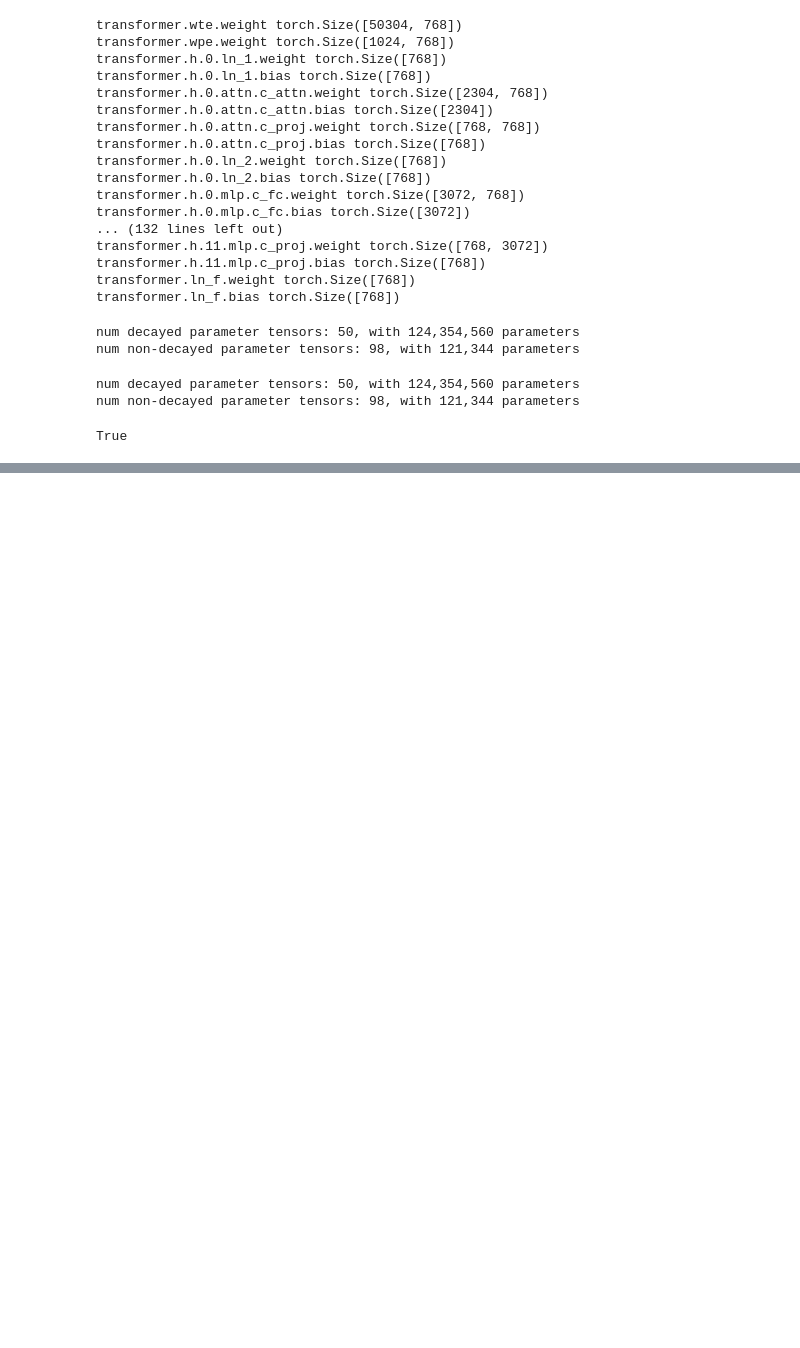
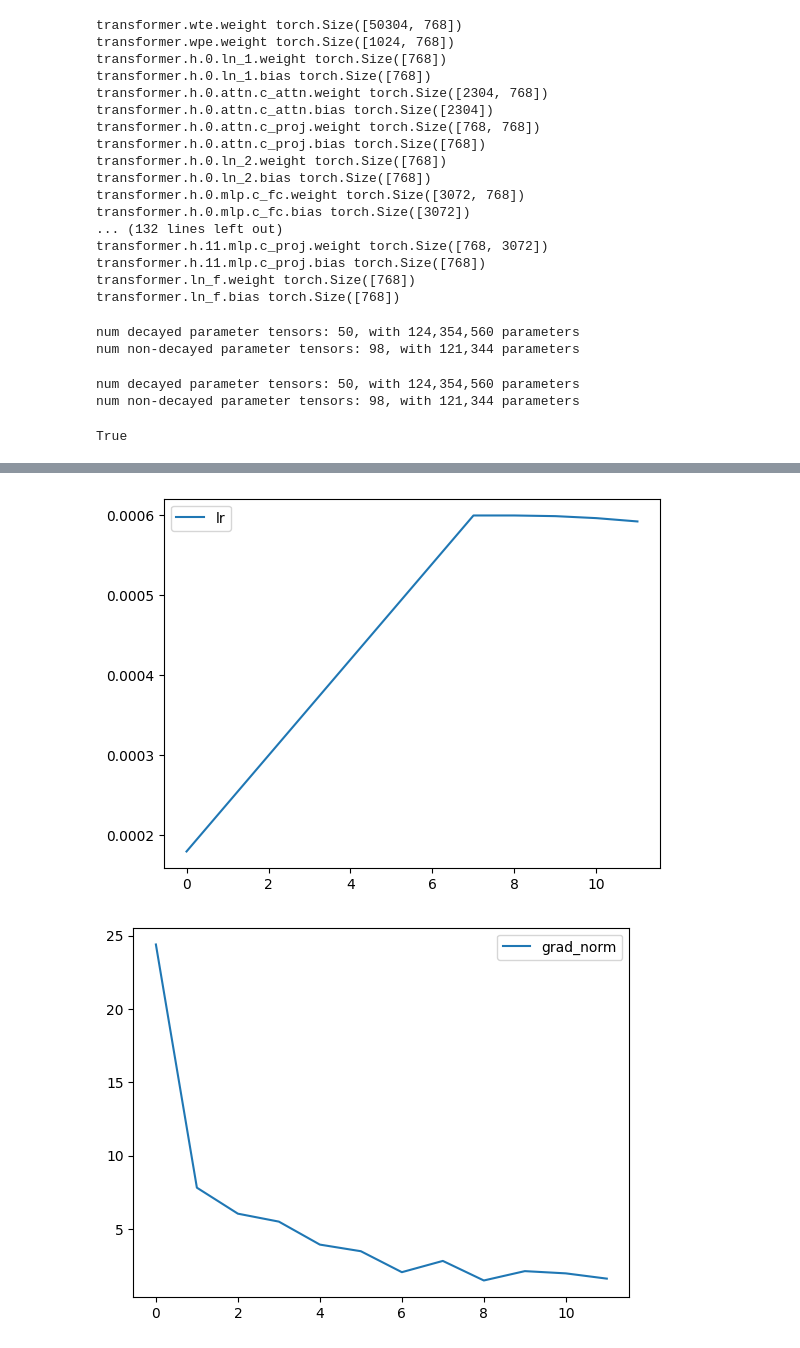
Before and after one commit to sanbaiw/fast-nanogpt, a Jupyter notebook: nbs/pt6-hyperparam.ipynb, the cells around one changed output, grey strips where cells are left out. Drawn from its saved outputs; the diff is of its cells as text; code cells hidden in the pictures; blank space fills up the shorter version.

```diff
--- a/nbs/pt6-hyperparam.ipynb
+++ b/nbs/pt6-hyperparam.ipynb
@@ -364,0 +470,25 @@ TODO: gradient accumulate
+# %%
+#| export
+class RecordCB(Callback):
+
+    def __init__(self, **d):
+        # d is a dictionary of items to record and functions to calculate them
+        self.d = d
+
+    def before_fit(self, learn):
+        self.recs = {k: [] for k in self.d.keys()}
+
+    def after_batch(self, learn):
+        if not learn.training:
+            return
+        if hasattr(learn, "accu_steps"):
+            if learn._step_count % learn.accu_steps != 0:
+                return
+        for k, v in self.d.items():
+            self.recs[k].append(v(self, learn))
+
+    def plot(self):
+        for k, v in self.recs.items():
+            plt.plot(v, label=k)
+            plt.legend()
+            plt.show()
@@ -364,0 +541,7 @@ TODO: gradient accumulate
+# %%
+grad_accu_steps = 50
+cbs = [GradAccuTrainCB(grad_accu_steps), InitWeightsCB(), DeviceCB()]
+model = get_model().to(default_device)
+record = RecordCB(lr=_lr, grad_norm=_grad_norm)
+schd = ScheduleCB(partial(CosineLR, warmup_steps=10, max_steps=50))
+fit( model, opt_func=get_optimizer, xtra_cbs=[record, schd, GradAccuLogCallback()], lr=6e-4)
@@ -364,0 +566,5 @@ TODO: gradient accumulate
+# %%
+record.plot()
+# %% [output]
+[figure, added]
+[figure, added]
```
Also changed, not shown: parts of 31 cells of this notebook, 2 other files.
